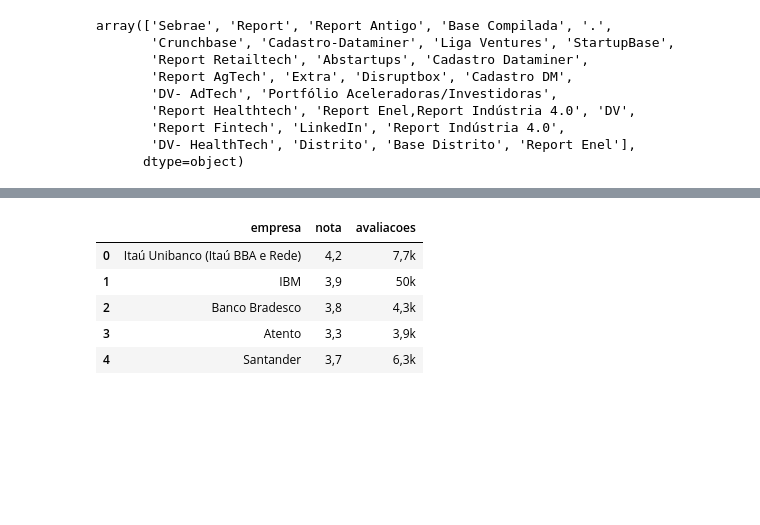
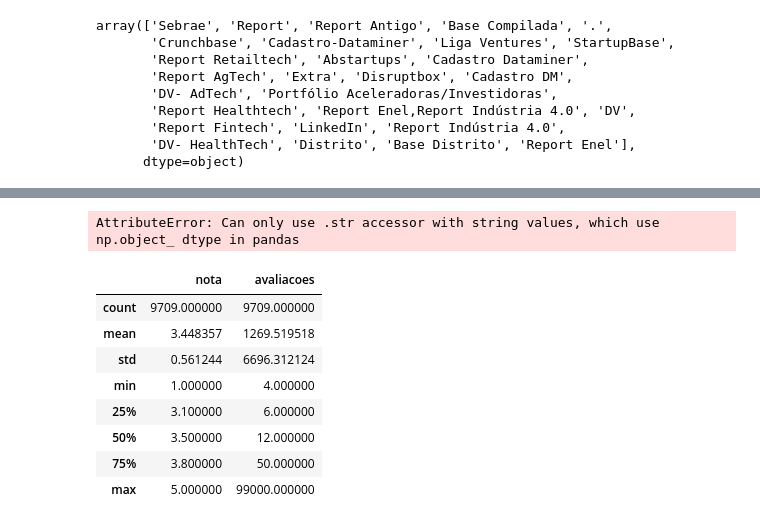
Before and after one commit to lucas-reism/Distrito-analitycs, a Jupyter notebook: Distrito.ipynb, the cells around one changed output, grey strips where cells are left out. Saved outputs shown, nothing was run; the diff lists cells and outputs as text; code cells hidden in the pictures; blank space fills up the shorter version.

```diff
--- a/Distrito.ipynb
+++ b/Distrito.ipynb
@@ -299,9 +303,19 @@ gdata = pd.read_csv('C:/Users/Lucas Reis/PycharmProjects/Scrapy2/glass.csv')
+# %%
+gdata['avaliacoes'] = gdata['avaliacoes'].str.replace("k","000")
+gdata['avaliacoes'] = gdata['avaliacoes'].str.replace(",","")
+gdata['avaliacoes'] = gdata['avaliacoes'].astype(float)
+gdata['nota'] = gdata['nota'].str.replace(",",".").astype(float)
+# %% [output]
+AttributeError: Can only use .str accessor with string values, which use np.object_ dtype in pandas
 # %%
-gdata.head()
+gdata.describe()
 # %% [output]
-|  | empresa | nota | avaliacoes |
-| 0 | Itaú Unibanco (Itaú BBA e Rede) | 4,2 | 7,7k |
-| 1 | IBM | 3,9 | 50k |
-| 2 | Banco Bradesco | 3,8 | 4,3k |
-| 3 | Atento | 3,3 | 3,9k |
-| 4 | Santander | 3,7 | 6,3k |
+|  | nota | avaliacoes |
+| count | 9709.000000 | 9709.000000 |
+| mean | 3.448357 | 1269.519518 |
+| std | 0.561244 | 6696.312124 |
+| min | 1.000000 | 4.000000 |
+| 25% | 3.100000 | 6.000000 |
+| 50% | 3.500000 | 12.000000 |
+| 75% | 3.800000 | 50.000000 |
+| max | 5.000000 | 99000.000000 |
```
Also changed, not shown: parts of 59 cells of this notebook.
